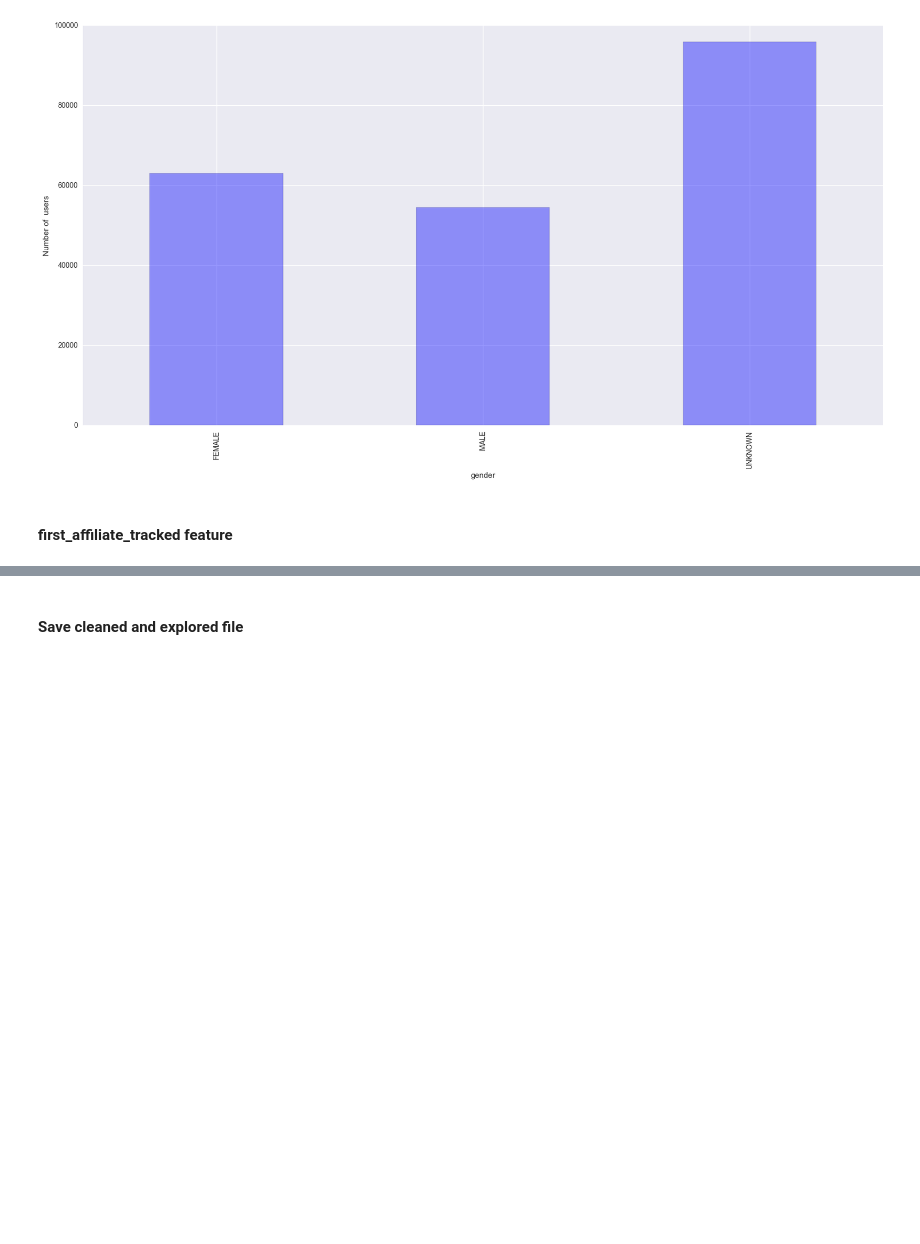
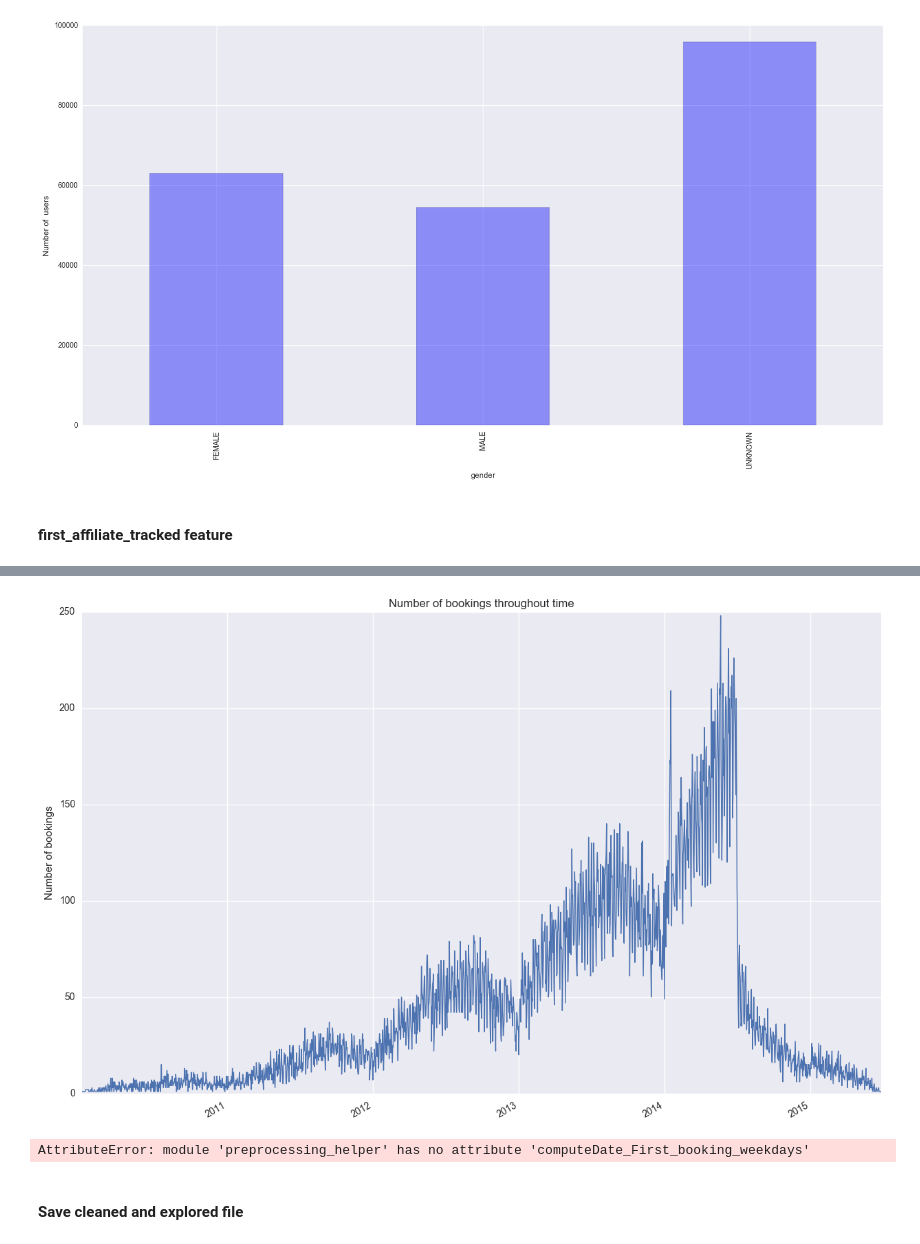
Before and after one commit to mgelsm/Airbnb_predictions, a Jupyter notebook: main.ipynb, the cells around one changed output, grey strips where cells are left out. Drawn from its saved outputs; the diff is of its cells as text; code cells hidden in the pictures; blank space fills up the shorter version.

```diff
--- a/main.ipynb
+++ b/main.ipynb
@@ -84,3 +90,12 @@ df = preprocessing_helper.cleanFirst_affiliate_tracked(df)
+# %%
+preprocessing_helper.plotDate_First_booking_months(df)
+# %% [output]
+[figure, added]
+# %%
+week = preprocessing_helper.computeDate_First_booking_weekdays(df)
+preprocessing_helper.plotDate_First_booking_weekdays(week)
+# %% [output]
+AttributeError: module 'preprocessing_helper' has no attribute 'computeDate_First_booking_weekdays'
 # %% [markdown]
 #### Save cleaned and explored file
 # %%
```
Also changed, not shown: parts of 4 cells of this notebook, 3 other files.
